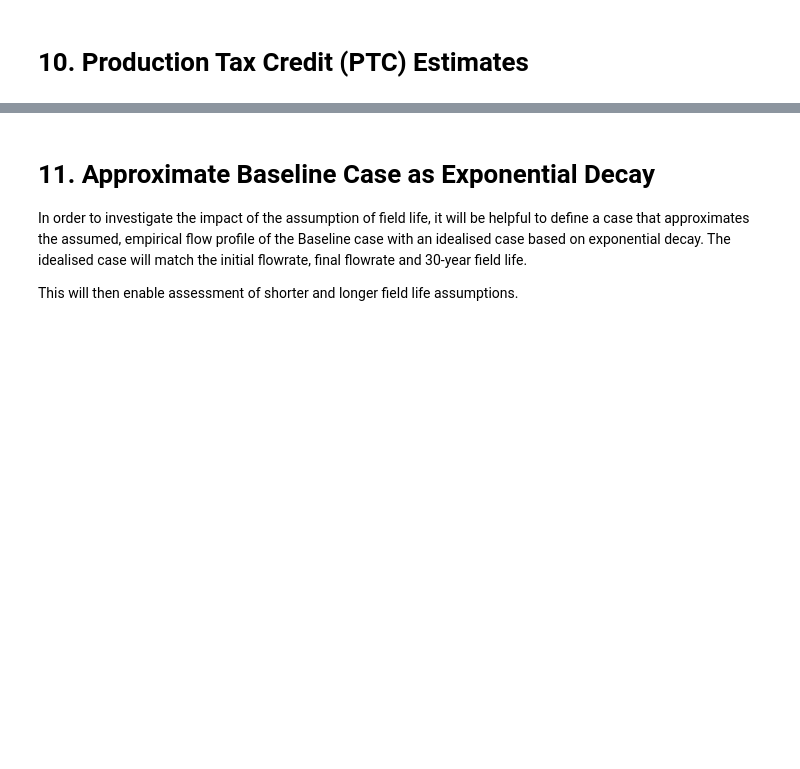
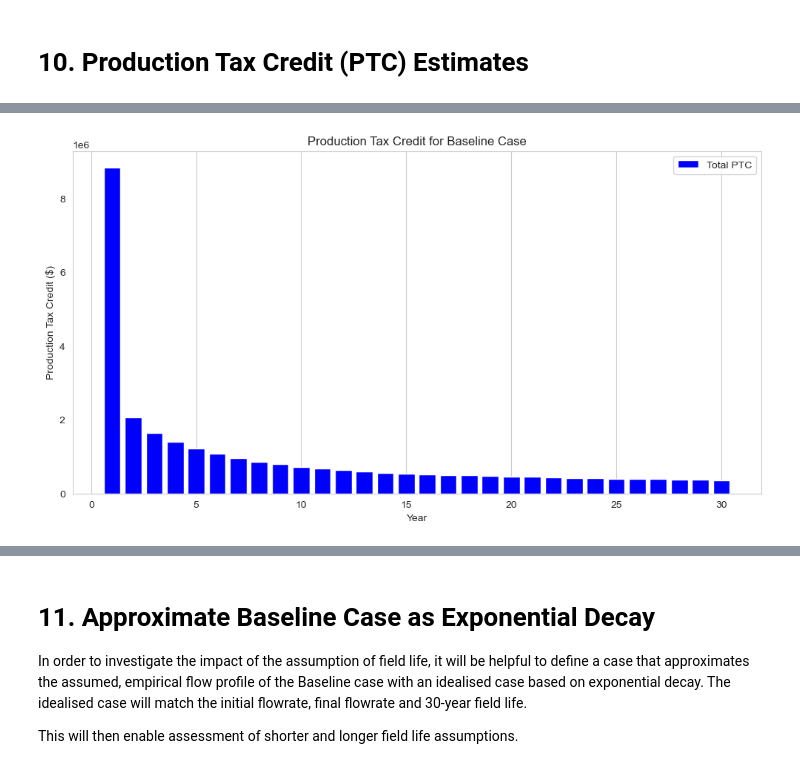
Before and after one commit to tblackfd/Geologic-Hydrogen-LCA-TEA, a Jupyter notebook: BrandtModelReplication_v0_2.ipynb, the cells around one changed output, grey strips where cells are left out. Saved outputs shown, nothing was run; the diff lists cells and outputs as text; code cells hidden in the pictures; blank space fills up the shorter version.

```diff
--- a/BrandtModelReplication_v0_2.ipynb
+++ b/BrandtModelReplication_v0_2.ipynb
@@ -6285,0 +6576,22 @@ Estimated total cost on a "historical average cost" basis for the Baseline case:
+# %%
+# Plot the results for all cases in a vertical bar chart, with one colour for total PTC results and another for PTC results excluding embodied emissions:
+
+def plot_production_tax_credit(case):
+    PTC_values = calculate_production_tax_credit(case)
+    years = np.arange(1, 31)
+
+    plt.figure(figsize=(12, 6))
+    plt.bar(years, PTC_values['PTC'], color='b', label='Total PTC')
+    # plt.bar(years, PTC_values['PTC_no_embodied'], color='r', label='PTC (Excluding Embodied Emissions)')
+
+    plt.xlabel('Year')
+    plt.ylabel('Production Tax Credit ($)')
+    plt.title(f'Production Tax Credit for {case} Case')
+    plt.legend()
+    plt.grid(axis='y')
+    plt.show()
+
+# Example usage
+plot_production_tax_credit('Baseline')
+# %% [output]
+[figure, added]
```
Also changed, not shown: parts of 12 cells of this notebook.
